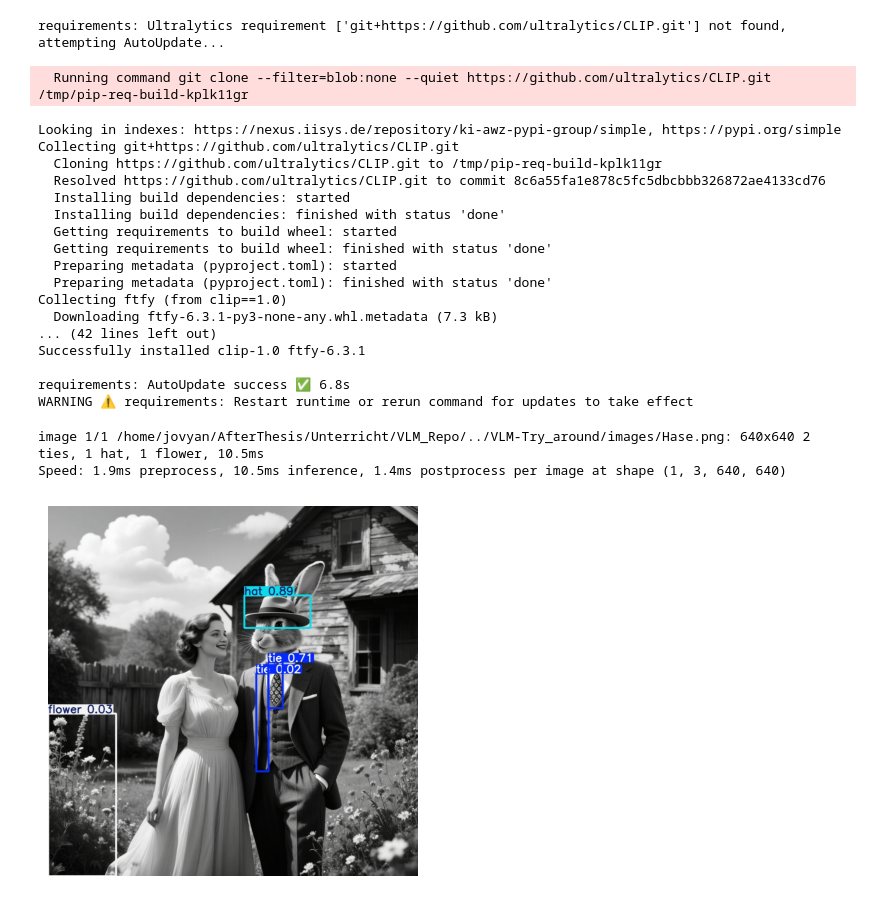
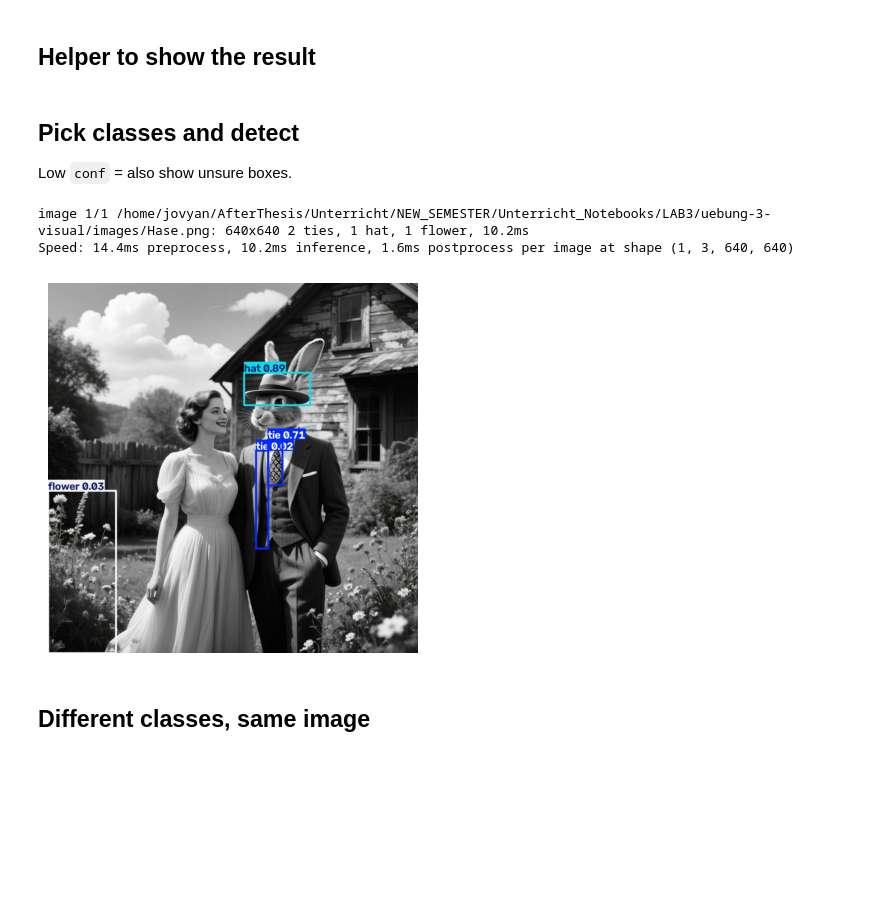
Before and after one commit to vtischler-iisys/uebung-3-visual, a Jupyter notebook: 4_Yolo_World.ipynb, the cells around one changed output. Saved outputs shown, nothing was run; the diff lists cells and outputs as text; code cells hidden in the pictures; blank space fills up the shorter version.

```diff
--- a/4_Yolo_World.ipynb
+++ b/4_Yolo_World.ipynb
@@ -24,29 +31,8 @@ import matplotlib.pyplot as plt
 import cv2
 
 model = YOLOWorld("yolov8s-worldv2.pt")
-# %%
-class_list = ["tie", "hat", "flower"]
-model.set_classes(class_list)
-# %% [output]
-requirements: Ultralytics requirement ['git+https://github.com/ultralytics/CLIP.git'] not found, attempting AutoUpdate...
-  Running command git clone --filter=blob:none --quiet https://github.com/ultralytics/CLIP.git /tmp/pip-req-build-kplk11gr
-Looking in indexes: https://nexus.iisys.de/repository/ki-awz-pypi-group/simple, https://pypi.org/simple
-Collecting git+https://github.com/ultralytics/CLIP.git
-  Cloning https://github.com/ultralytics/CLIP.git to /tmp/pip-req-build-kplk11gr
-  Resolved https://github.com/ultralytics/CLIP.git to commit 8c6a55fa1e878c5fc5dbcbbb326872ae4133cd76
-  Installing build dependencies: started
-  Installing build dependencies: finished with status 'done'
-  Getting requirements to build wheel: started
-  Getting requirements to build wheel: finished with status 'done'
-  Preparing metadata (pyproject.toml): started
-  Preparing metadata (pyproject.toml): finished with status 'done'
-Collecting ftfy (from clip==1.0)
-  Downloading ftfy-6.3.1-py3-none-any.whl.metadata (7.3 kB)
-... (42 lines left out)
-Successfully installed clip-1.0 ftfy-6.3.1
-
-requirements: AutoUpdate success ✅ 6.8s
-WARNING ⚠️ requirements: Restart runtime or rerun command for updates to take effect
+# %% [markdown]
+## Helper to show the result
 # %%
 def display_saved_image(file_path):
     img = cv2.imread(file_path)
@@ -54,12 +40,16 @@ def display_saved_image(file_path):
     plt.imshow(img_rgb)
     plt.axis("off")
     plt.show()
+# %% [markdown]
+## Pick classes and detect
+Low `conf` = also show unsure boxes.
 # %%
-results = model.predict("../VLM-Try_around//images/Hase.png", max_det=100, iou=0.01, conf=0.01)
+model.set_classes(["tie", "hat", "flower"])
 
-results[0].save(filename='result.jpg')
-display_saved_image('result.jpg')
+results = model.predict("images/Hase.png", max_det=100, iou=0.01, conf=0.01)
+results[0].save(filename="result.jpg")
+display_saved_image("result.jpg")
 # %% [output]
-image 1/1 /home/jovyan/AfterThesis/Unterricht/VLM_Repo/../VLM-Try_around/images/Hase.png: 640x640 2 ties, 1 hat, 1 flower, 10.5ms
-Speed: 1.9ms preprocess, 10.5ms inference, 1.4ms postprocess per image at shape (1, 3, 640, 640)
+image 1/1 /home/jovyan/AfterThesis/Unterricht/NEW_SEMESTER/Unterricht_Notebooks/LAB3/uebung-3-visual/images/Hase.png: 640x640 2 ties, 1 hat, 1 flower, 10.2ms
+Speed: 14.4ms preprocess, 10.2ms inference, 1.6ms postprocess per image at shape (1, 3, 640, 640)
-[figure, old version]
+[figure, new version]
@@ -70 +56,3 @@ model.set_classes(class_list)
+# %% [markdown]
+## Different classes, same image
 # %%
```
Also changed, not shown: parts of 6 cells of this notebook, 6 other files.
